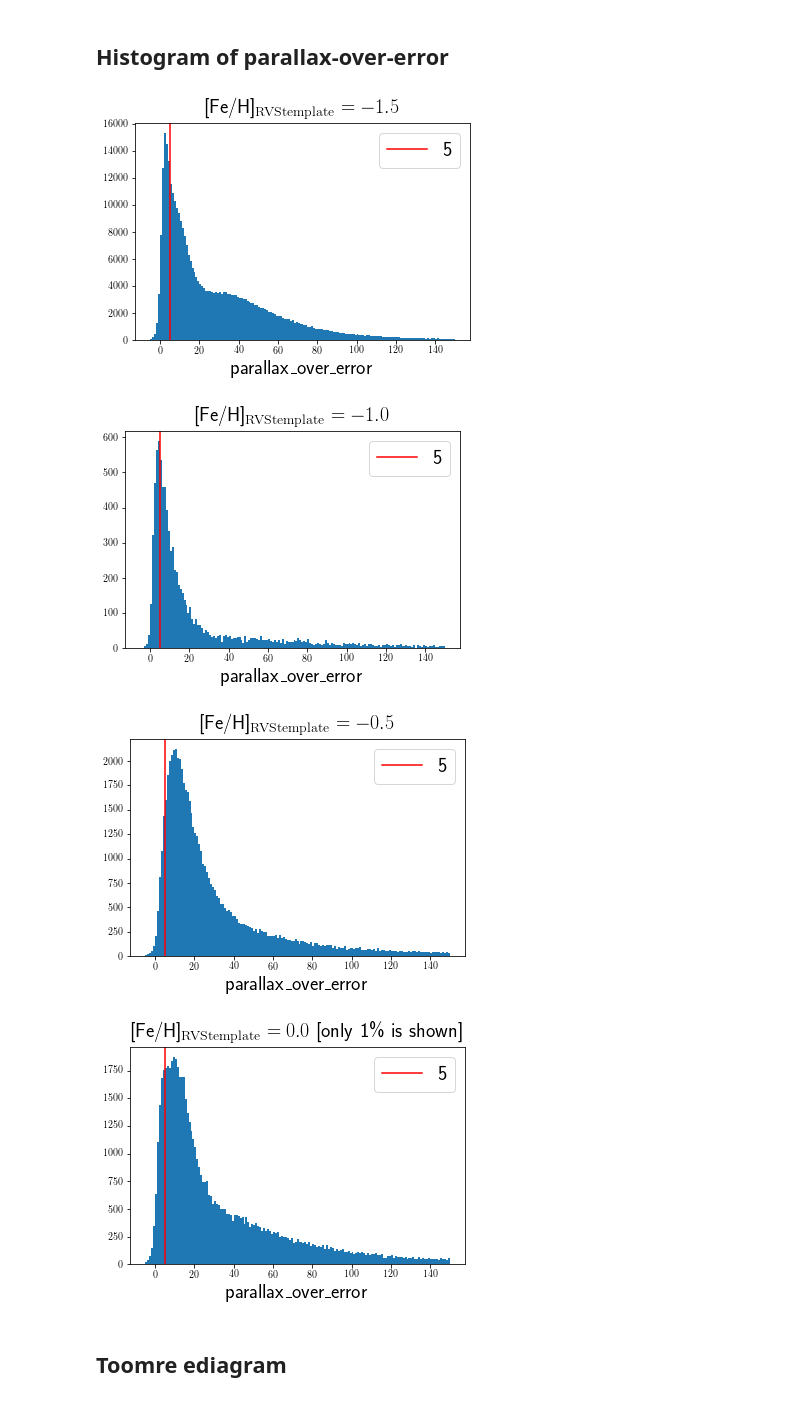
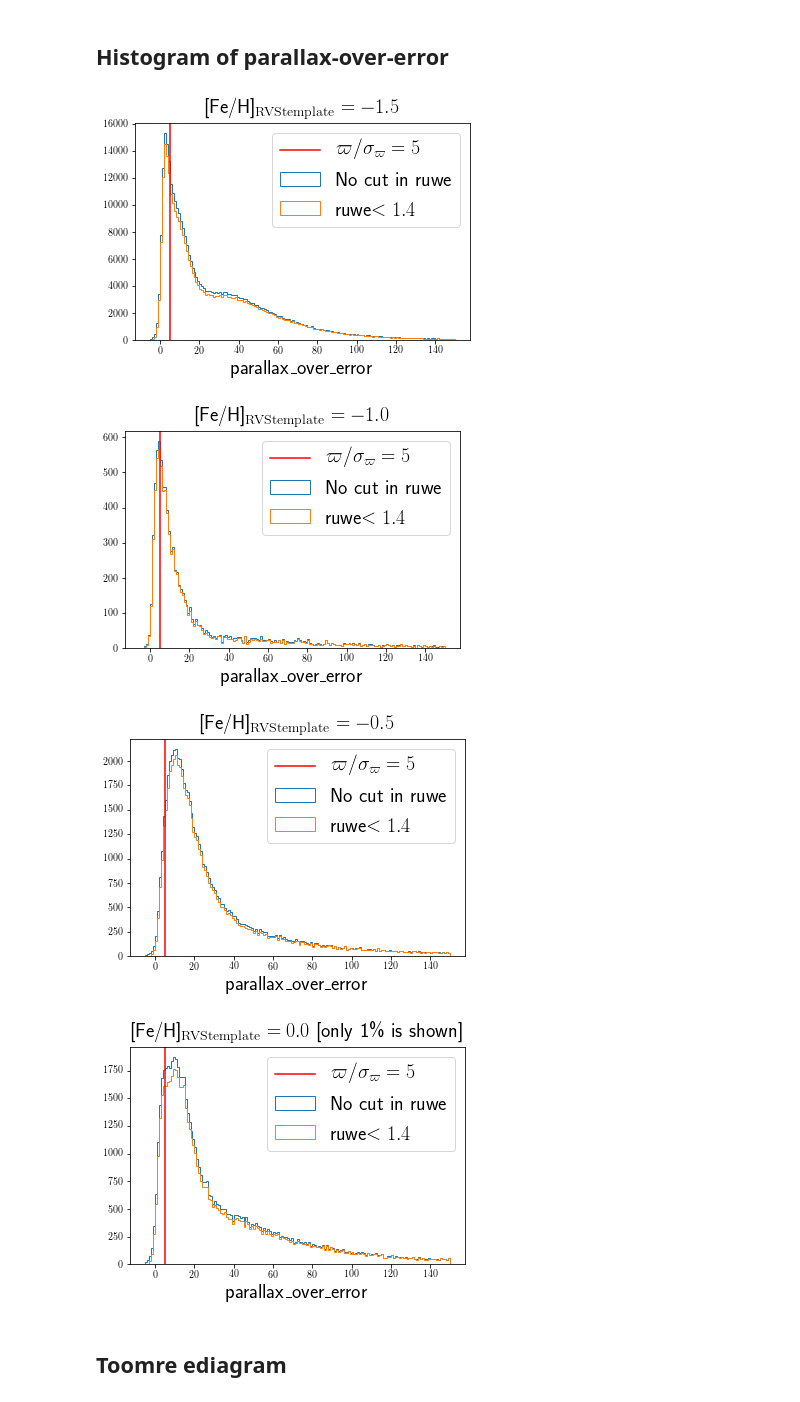
Before and after one commit to koheihattori/Gaia_sandbox, a Jupyter notebook: GaiaRVS/find_halo_fraction.ipynb, the cells around one changed output. Drawn from its saved outputs; the diff is of its cells as text; code cells hidden in the pictures.

Commit message:
ruwe taken into account.
ruwe taken into account.

```diff
--- a/GaiaRVS/find_halo_fraction.ipynb
+++ b/GaiaRVS/find_halo_fraction.ipynb
@@ -81,4 +81,17 @@ data_m0p5 =table.Table.read(inputfile_m0p5)
 
 inputfile_m0p0 = '../RVS_0absb_withplx_FeHm0p0_Teff-result.fits'
 data_m0p0 =table.Table.read(inputfile_m0p0)
+
+
+inputfile_ruwe_m1p5 = '../RVS_0absb_withplx_FeHm1p5_Teff_ruwe1p4-result.fits'
+data_ruwe_m1p5 =table.Table.read(inputfile_ruwe_m1p5)
+
+inputfile_ruwe_m1p0 = '../RVS_0absb_withplx_FeHm1p0_Teff_ruwe1p4-result.fits'
+data_ruwe_m1p0 =table.Table.read(inputfile_ruwe_m1p0)
+
+inputfile_ruwe_m0p5 = '../RVS_0absb_withplx_FeHm0p5_Teff_ruwe1p4-result.fits'
+data_ruwe_m0p5 =table.Table.read(inputfile_ruwe_m0p5)
+
+inputfile_ruwe_m0p0 = '../RVS_0absb_withplx_FeHm0p0_Teff_ruwe1p4-result.fits'
+data_ruwe_m0p0 =table.Table.read(inputfile_ruwe_m0p0)
 # %%
@@ -113,9 +126,13 @@ Table length=366241
 # %%
 
 pyplot.hist(data_m1p5['parallax']/data_m1p5['parallax_error'],
-            bins=numpy.linspace(-5,150,156))
+            bins=numpy.linspace(-5,150,156), histtype='step', label='No cut in ruwe')
 
-pyplot.axvline(x=5, c='red', label=r'5')
+pyplot.hist(data_ruwe_m1p5['parallax']/data_ruwe_m1p5['parallax_error'],
+            bins=numpy.linspace(-5,150,156), histtype='step', label='ruwe$<1.4$')
+
+
+pyplot.axvline(x=5, c='red', label=r'$\varpi/\sigma_\varpi = 5$')
 
 
 pyplot.legend(fontsize=20)
@@ -124,13 +141,18 @@ pyplot.xlabel(r'parallax\_over\_error', fontsize=20)
 pyplot.title(r'[Fe/H]$_\mathrm{RVStemplate}=-1.5$', fontsize=20)
 pyplot.show()
 # %% [output]
-[figure, old version]
+[figure, new version]
 # %%
 
 pyplot.hist(data_m1p0['parallax']/data_m1p0['parallax_error'],
-            bins=numpy.linspace(-5,150,156))
+            bins=numpy.linspace(-5,150,156), histtype='step', label='No cut in ruwe')
 
-pyplot.axvline(x=5, c='red', label=r'5')
+pyplot.hist(data_ruwe_m1p0['parallax']/data_ruwe_m1p0['parallax_error'],
+            bins=numpy.linspace(-5,150,156), histtype='step', label='ruwe$<1.4$')
+
+
+pyplot.axvline(x=5, c='red', label=r'$\varpi/\sigma_\varpi = 5$')
+
 
 
 pyplot.legend(fontsize=20)
@@ -139,13 +161,17 @@ pyplot.xlabel(r'parallax\_over\_error', fontsize=20)
 pyplot.title(r'[Fe/H]$_\mathrm{RVStemplate}=-1.0$', fontsize=20)
 pyplot.show()
 # %% [output]
-[figure, old version]
+[figure, new version]
 # %%
 
 pyplot.hist(data_m0p5['parallax']/data_m0p5['parallax_error'],
-            bins=numpy.linspace(-5,150,156))
+            bins=numpy.linspace(-5,150,156), histtype='step', label='No cut in ruwe')
 
-pyplot.axvline(x=5, c='red', label=r'5')
+pyplot.hist(data_ruwe_m0p5['parallax']/data_ruwe_m0p5['parallax_error'],
+            bins=numpy.linspace(-5,150,156), histtype='step', label='ruwe$<1.4$')
+
+
+pyplot.axvline(x=5, c='red', label=r'$\varpi/\sigma_\varpi = 5$')
 
 
 pyplot.legend(fontsize=20)
@@ -154,22 +180,27 @@ pyplot.xlabel(r'parallax\_over\_error', fontsize=20)
 pyplot.title(r'[Fe/H]$_\mathrm{RVStemplate}=-0.5$', fontsize=20)
 pyplot.show()
 # %% [output]
-[figure, old version]
+[figure, new version]
 # %%
 
 pyplot.hist(data_m0p0['parallax']/data_m0p0['parallax_error'],
-            bins=numpy.linspace(-5,150,156))
+            bins=numpy.linspace(-5,150,156), histtype='step', label='No cut in ruwe')
 
-pyplot.axvline(x=5, c='red', label=r'5')
+pyplot.hist(data_ruwe_m0p0['parallax']/data_ruwe_m0p0['parallax_error'],
+            bins=numpy.linspace(-5,150,156), histtype='step', label='ruwe$<1.4$')
+
+
+pyplot.axvline(x=5, c='red', label=r'$\varpi/\sigma_\varpi = 5$')
+
 
 
 pyplot.legend(fontsize=20)
 
 pyplot.xlabel(r'parallax\_over\_error', fontsize=20)
 pyplot.title(r'[Fe/H]$_\mathrm{RVStemplate}=0.0$ [only 1\% is shown]', fontsize=20)
 pyplot.show()
 # %% [output]
-[figure, old version]
+[figure, new version]
 # %% [markdown]
 ## Toomre ediagram
 # %%
```
Also changed, not shown: parts of 16 cells of this notebook, 1 other file.
